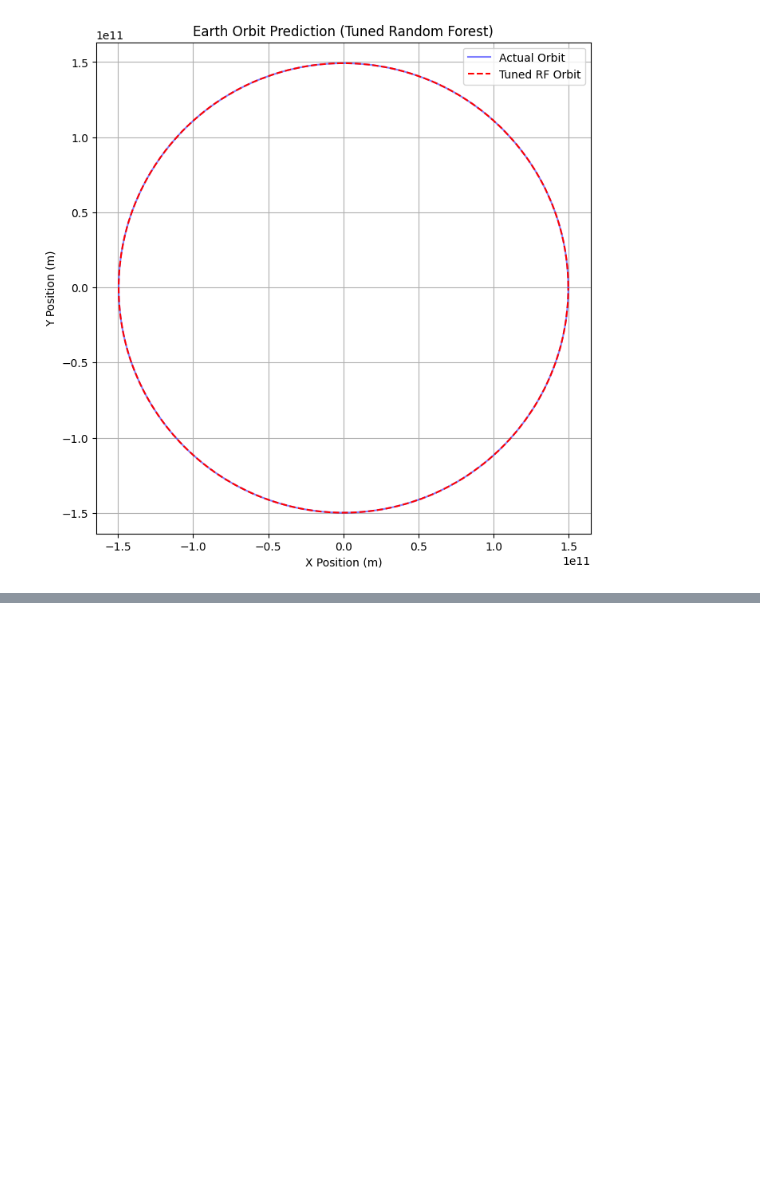
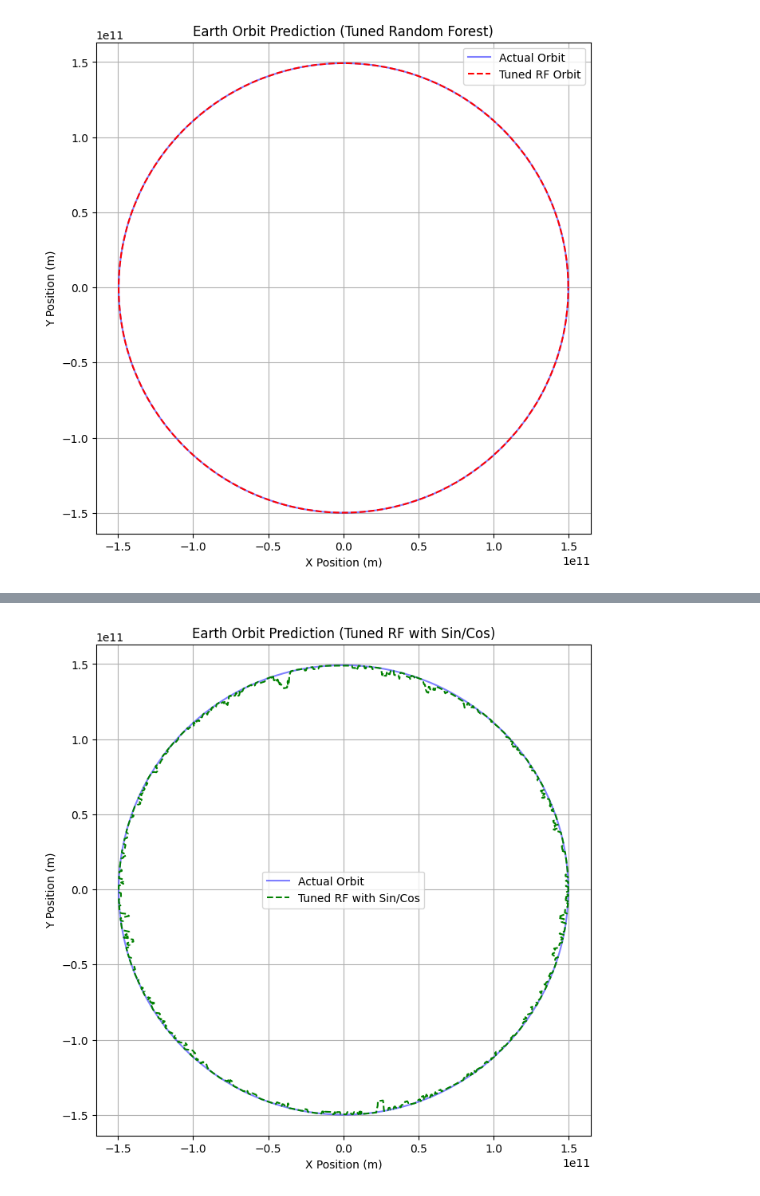
Before and after one commit to Lapseyy/Solar-System-Dyamics, a Jupyter notebook: hyper_random_forest.ipynb, the cells around one changed output, grey strips where cells are left out. Saved outputs shown, nothing was run; the diff lists cells and outputs as text; code cells hidden in the pictures; blank space fills up the shorter version.

Commit message:
This concludes the random forest regression aspect of the project.

```diff
--- a/hyper_random_forest.ipynb
+++ b/hyper_random_forest.ipynb
@@ -123,0 +127,11 @@ Tuned RF MSE Y: 1.0432414601273336e+16
+# %%
+# Add sin and cos transformation to represent cyclical time
+T = 365 * 86400  # One year in seconds
+
+simData['time_sin'] = np.sin(2 * np.pi * simData['time'] / T)
+simData['time_cos'] = np.cos(2 * np.pi * simData['time'] / T)
+# %%
+X_cyclic = simData[['time_sin', 'time_cos']]
+# %%
+X_train, X_test, y_train_x, y_test_x = train_test_split(X_cyclic, y_target_x, test_size=0.2, random_state=42)
+_, _, y_train_y, y_test_y = train_test_split(X_cyclic, y_target_y, test_size=0.2, random_state=42)
@@ -123,0 +188,4 @@ Tuned RF MSE Y: 1.0432414601273336e+16
+# %%
+grid_search_y.fit(X_train, y_train_y)
+best_rf_y = grid_search_y.best_estimator_
+y_pred_y_tuned = best_rf_y.predict(X_cyclic)
@@ -123,0 +210,14 @@ Tuned RF MSE Y: 1.0432414601273336e+16
+# %%
+plt.figure(figsize=(8, 8))
+plt.plot(y_target_x, y_target_y, label='Actual Orbit', color='blue', alpha=0.5)
+plt.plot(y_pred_x_tuned, y_pred_y_tuned, label='Tuned RF with Sin/Cos', color='green', linestyle='--')
+
+plt.xlabel('X Position (m)')
+plt.ylabel('Y Position (m)')
+plt.title('Earth Orbit Prediction (Tuned RF with Sin/Cos)')
+plt.legend()
+plt.axis('equal')
+plt.grid(True)
+plt.show()
+# %% [output]
+[figure, added]
```
Also changed, not shown: parts of 8 cells of this notebook.
